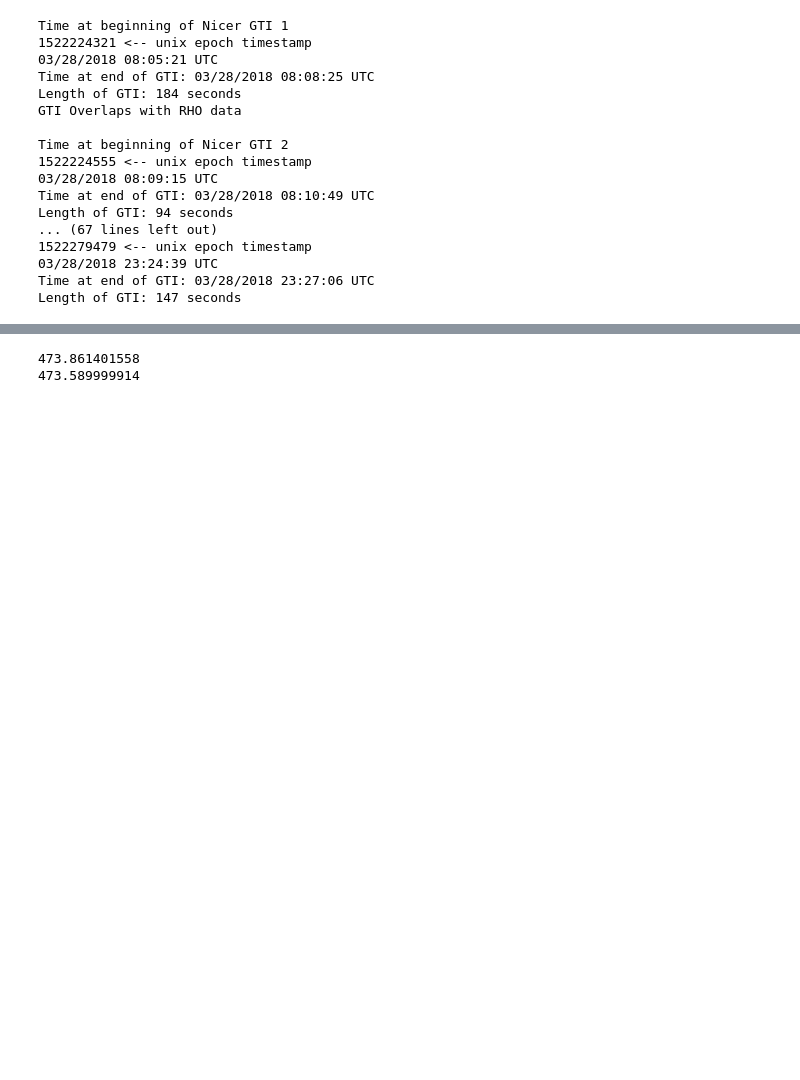
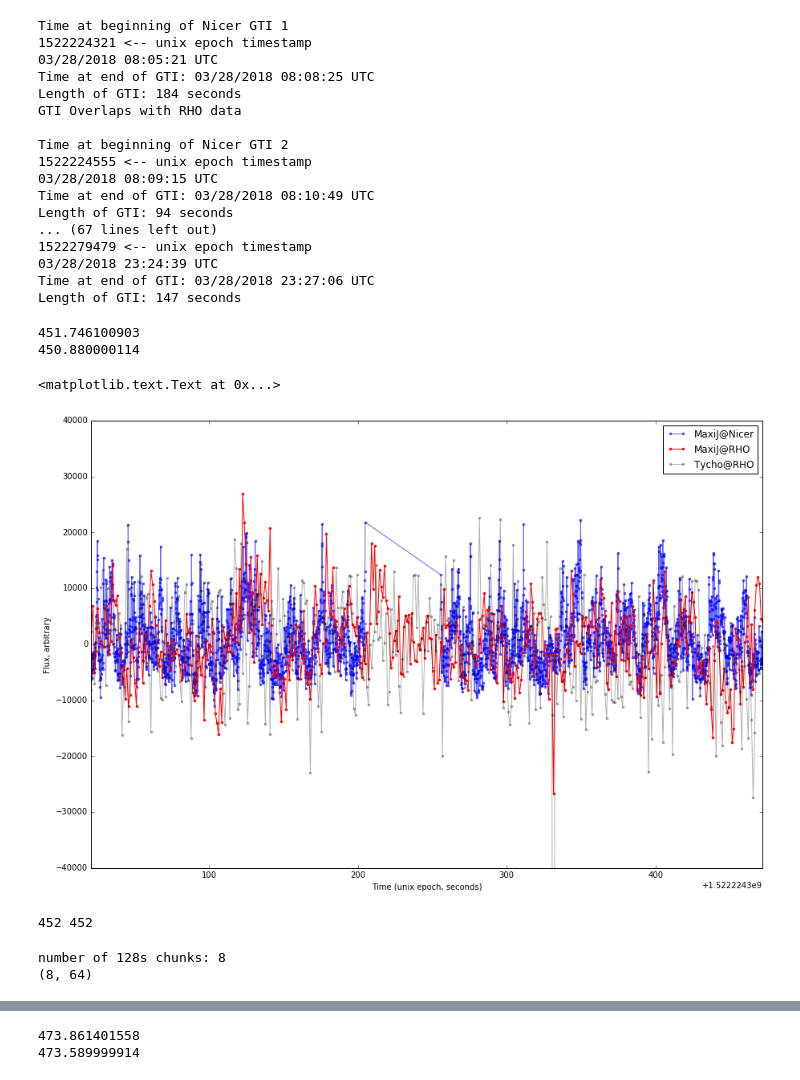
Before and after one commit to ajlemma/maxij, a Jupyter notebook: average_good_ccf_rhonicer.ipynb, the cells around one changed output, grey strips where cells are left out. Drawn from its saved outputs; the diff is of its cells as text; code cells hidden in the pictures; blank space fills up the shorter version.

Commit message:
split part a & b

```diff
--- a/average_good_ccf_rhonicer.ipynb
+++ b/average_good_ccf_rhonicer.ipynb
@@ -136,3 +136,82 @@ Length of GTI: 94 seconds
 03/28/2018 23:24:39 UTC
 Time at end of GTI: 03/28/2018 23:27:06 UTC
 Length of GTI: 147 seconds
+# %%
+mar28a_nfiles = flist[0:3]
+# mar28a_nfiles = flist[3:6] #mar28b
+#
+mar28a_nicerdata = nicerdata.loc[nicerdata['filename'].isin(mar28a_nfiles)]
+mar28a_rhodata = rhodata.loc[(rhodata['fixed_time'] > np.floor(np.min(mar28a_nicerdata['unix_time']))) & (rhodata['fixed_time'] < np.ceil(np.max(mar28a_nicerdata['unix_time'])))]
+print np.max(mar28a_nicerdata['unix_time']) - np.min(mar28a_nicerdata['unix_time'])
+print np.max(mar28a_rhodata['fixed_time']) - np.min(mar28a_rhodata['fixed_time'])
+
+xt = mar28a_nicerdata['unix_time']
+xlc = mar28a_nicerdata['cts']
+ot = mar28a_rhodata['fixed_time']
+olc = mar28a_rhodata['phot_maxij']
+tlc = mar28a_rhodata['phot_tyc']
+# %% [output]
+451.746100903
+450.880000114
+# %%
+# %matplotlib qt
+%matplotlib inline
+## full lightcurve plot for data part
+fig1,ax=plt.subplots(figsize=[15,10],facecolor='w')
+
+ax.plot(xt,xlc-np.median(xlc),'.-b',alpha=.6)
+ax.plot(ot,olc-np.median(olc),'.-r')
+ax.plot(ot,tlc-np.median(tlc),'.-k',alpha=.3)
+# ax.plot(xt,xlc,'.-b')
+# ax.plot(ot,olc,'.-r')
+# ax.plot(ot,tlc,'.-k',alpha=.3)
+ax.set_xlim(np.min(ot),np.max(ot))
+ax.set_ylim(-40000,40000)
+ax.legend(['MaxiJ@Nicer','MaxiJ@RHO',"Tycho@RHO"])
+ax.set_xlabel('Time (unix epoch, seconds)')
+ax.set_ylabel('Flux, arbitrary')
+# # plt.show()
+# %% [output]
+<matplotlib.text.Text at 0x...>
+[figure, added]
+# %%
+t = np.arange(np.floor(np.min(mar28a_nicerdata['unix_time'])),np.ceil(np.max(mar28a_nicerdata['unix_time'])))
+tyc_min = 300000.
+# xts = make_1s_ts(t, np.array(xt),np.array(xlc)-np.median(xlc))
+# ots = make_1s_ts(t, np.array(ot[tlc>tyc_min]),np.array(olc[tlc>tyc_min])-np.median(olc[tlc>tyc_min]))
+# tts = make_1s_ts(t, np.array(ot[tlc>tyc_min]),np.array(tlc[tlc>tyc_min])-np.median(tlc[tlc>tyc_min]))
+xts = make_1s_ts(t, np.array(xt),np.array(xlc))
+ots = make_1s_ts(t, np.array(ot[tlc>tyc_min]),np.array(olc[tlc>tyc_min]))
+tts = make_1s_ts(t, np.array(ot[tlc>tyc_min]),np.array(tlc[tlc>tyc_min]))
+
+print len(t), len(ots)
+# %% [output]
+452 452
+# %%
+ntot = 64
+xts_c = chunks(xts,ntot)
+ots_c = chunks(ots,ntot)
+tts_c = chunks(tts,ntot)
+tc = np.arange(ntot)
+# print xts_c
+print "number of 128s chunks: " + str(len(xts_c))
+ctot = len(xts_c)
+
+print np.shape(xts_c)
+xts_cm = np.zeros(np.shape(xts_c))
+ots_cm = np.zeros(np.shape(ots_c))
+tts_cm = np.zeros(np.shape(tts_c))
+for c in xrange(ctot):
+    xts_m = np.median(xts_c[c][xts_c[c]>0])
+    ots_m = np.median(ots_c[c][ots_c[c]>0])
+    tts_m = np.median(tts_c[c][tts_c[c]>0])
+    for i in xrange(ntot):
+        if xts_c[c][i] > 0:
+            xts_cm[c][i] = xts_c[c][i]-xts_m
+        if ots_c[c][i] > 0:
+            ots_cm[c][i] = ots_c[c][i]-ots_m
+        if tts_c[c][i] > 0:
+            tts_cm[c][i] = tts_c[c][i]-tts_m
+# %% [output]
+number of 128s chunks: 8
+(8, 64)
```
Also changed, not shown: parts of 17 cells of this notebook.
